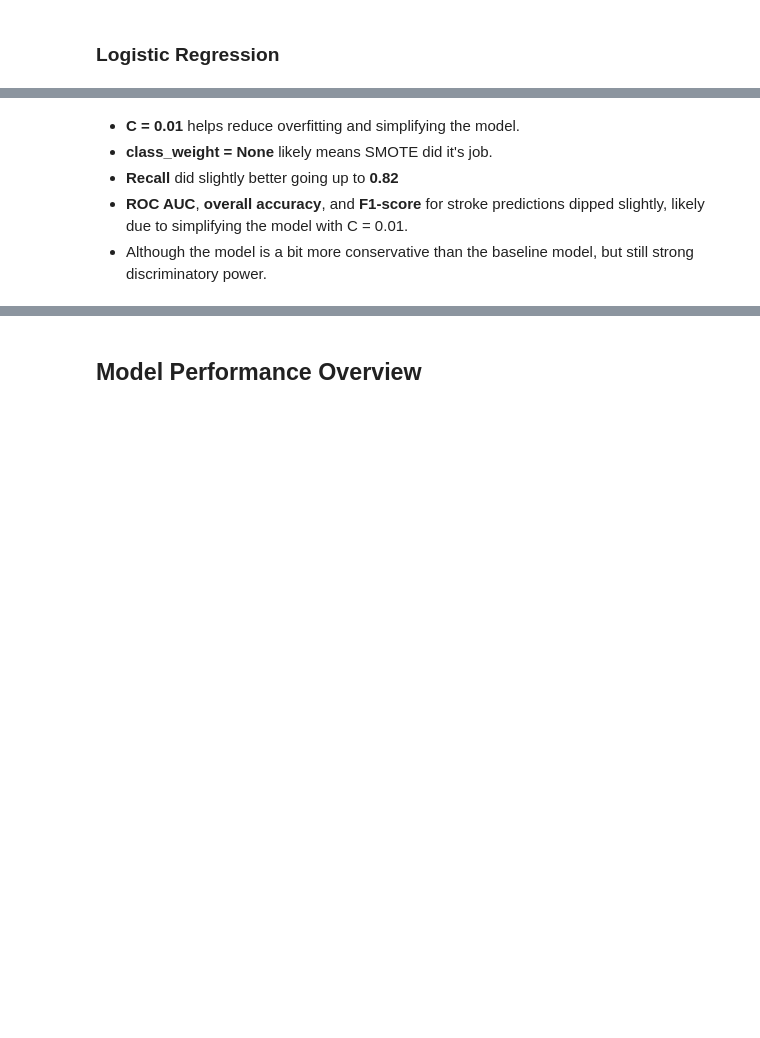
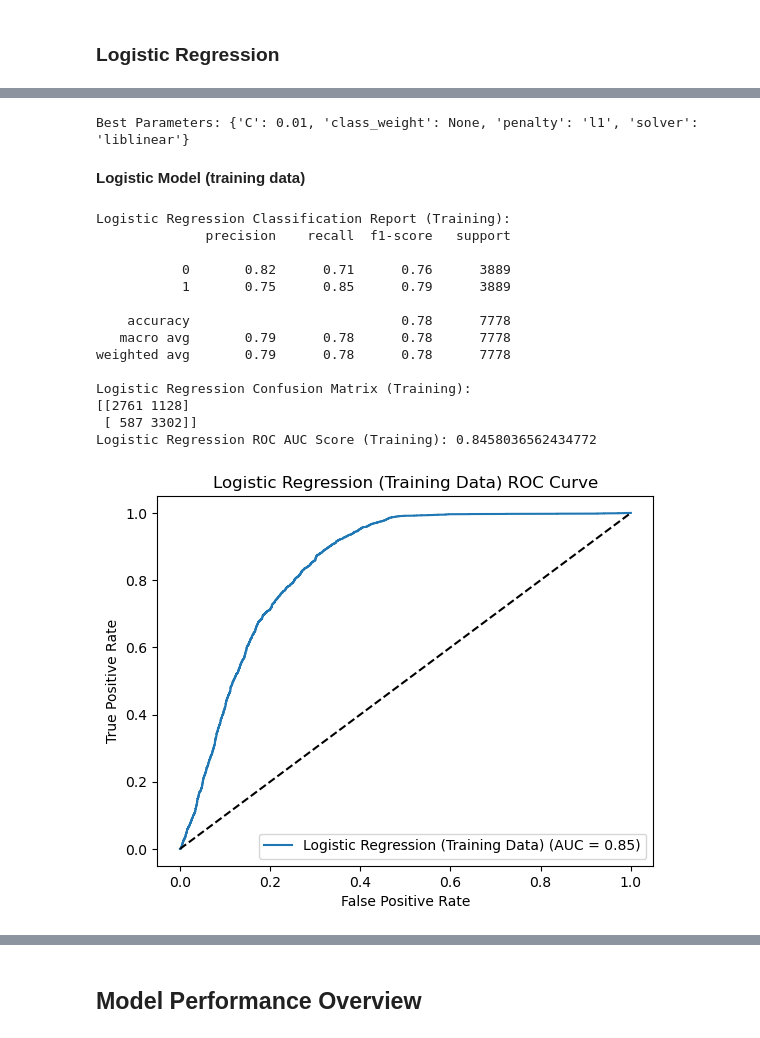
Before and after one commit to DJSydon/Springboard-Capstone-Project-3, a Jupyter notebook: Capstone_Project_3_Preprocessing_&_Modeling.ipynb, the cells around one changed output, grey strips where cells are left out. Cells and saved outputs as stored; diff of their text form; code cells hidden in the pictures; blank space fills up the shorter version.

```diff
--- a/Capstone_Project_3_Preprocessing_&_Modeling.ipynb
+++ b/Capstone_Project_3_Preprocessing_&_Modeling.ipynb
@@ -210,6 +115,65 @@ log_class_rep = classification_report(y_test, y_pred_best, output_dict=True)
-# %% [markdown]
-- **C = 0.01** helps reduce overfitting and simplifying the model.
-- **class_weight = None** likely means SMOTE did it's job.
-- **Recall** did slightly better going up to **0.82**
-- **ROC AUC**, **overall accuracy**, and **F1-score** for stroke predictions dipped slightly, likely due to simplifying the model with C = 0.01.
-- Although the model is a bit more conservative than the baseline model, but still strong discriminatory power.
+# %%
+from sklearn.linear_model import LogisticRegression
+
+log_param_grid = {
+    'penalty':['l1','l2'],
+    'C':[0.01,0.1,1,10,100],
+    'solver':['liblinear'],
+    'class_weight':[None, 'balanced']
+}
+
+# GridSearchCV
+log_reg = LogisticRegression(max_iter=1000, random_state=42)
+grid_log = GridSearchCV(log_reg, log_param_grid, cv=5, scoring='recall', n_jobs=-1)
+grid_log.fit(X_train, y_train)
+
+# Best Model
+log_model = grid_log.best_estimator_
+print(f'Best Parameters: {grid_log.best_params_}')
+# %% [output]
+Best Parameters: {'C': 0.01, 'class_weight': None, 'penalty': 'l1', 'solver': 'liblinear'}
+# %% [markdown]
+**Logistic Model (training data)**
+# %%
+# Predictions from training data
+y_pred_log_train = log_model.predict(X_train)
+y_proba_log_train = log_model.predict_proba(X_train)[:,1]
+
+# Saving logistic model (training) metrics
+log_class_rep_train = classification_report(y_train, y_pred_log_train, output_dict=True)
+log_stroke_recall_train = log_class_rep_train['1']['recall']
+log_roc_auc_train = roc_auc_score(y_train, y_proba_log_train)
+
+# Evaluating model with training data
+print('Logistic Regression Classification Report (Training):')
+print(classification_report(y_train, y_pred_log_train))
+print('Logistic Regression Confusion Matrix (Training):')
+print(confusion_matrix(y_train, y_pred_log_train))
+print(f'Logistic Regression ROC AUC Score (Training): {log_roc_auc_train}')
+
+# Plotting ROC curve
+fpr, tpr, thresholds = roc_curve(y_train, y_proba_log_train)
+plt.figure()
+plt.plot(fpr, tpr, label='Logistic Regression (Training Data) (AUC = {:.2f})'.format(roc_auc_score(y_train, y_proba_log_train)))
+plt.plot([0,1], [0,1], 'k--')
+plt.xlabel('False Positive Rate')
+plt.ylabel('True Positive Rate')
+plt.title('Logistic Regression (Training Data) ROC Curve')
+plt.legend()
+plt.show()
+# %% [output]
+Logistic Regression Classification Report (Training):
+              precision    recall  f1-score   support
+
+           0       0.82      0.71      0.76      3889
+           1       0.75      0.85      0.79      3889
+
+    accuracy                           0.78      7778
+   macro avg       0.79      0.78      0.78      7778
+weighted avg       0.79      0.78      0.78      7778
+
+Logistic Regression Confusion Matrix (Training):
+[[2761 1128]
+ [ 587 3302]]
+Logistic Regression ROC AUC Score (Training): 0.8458036562434772
+[figure, added]
```
Also changed, not shown: parts of 48 cells of this notebook.
